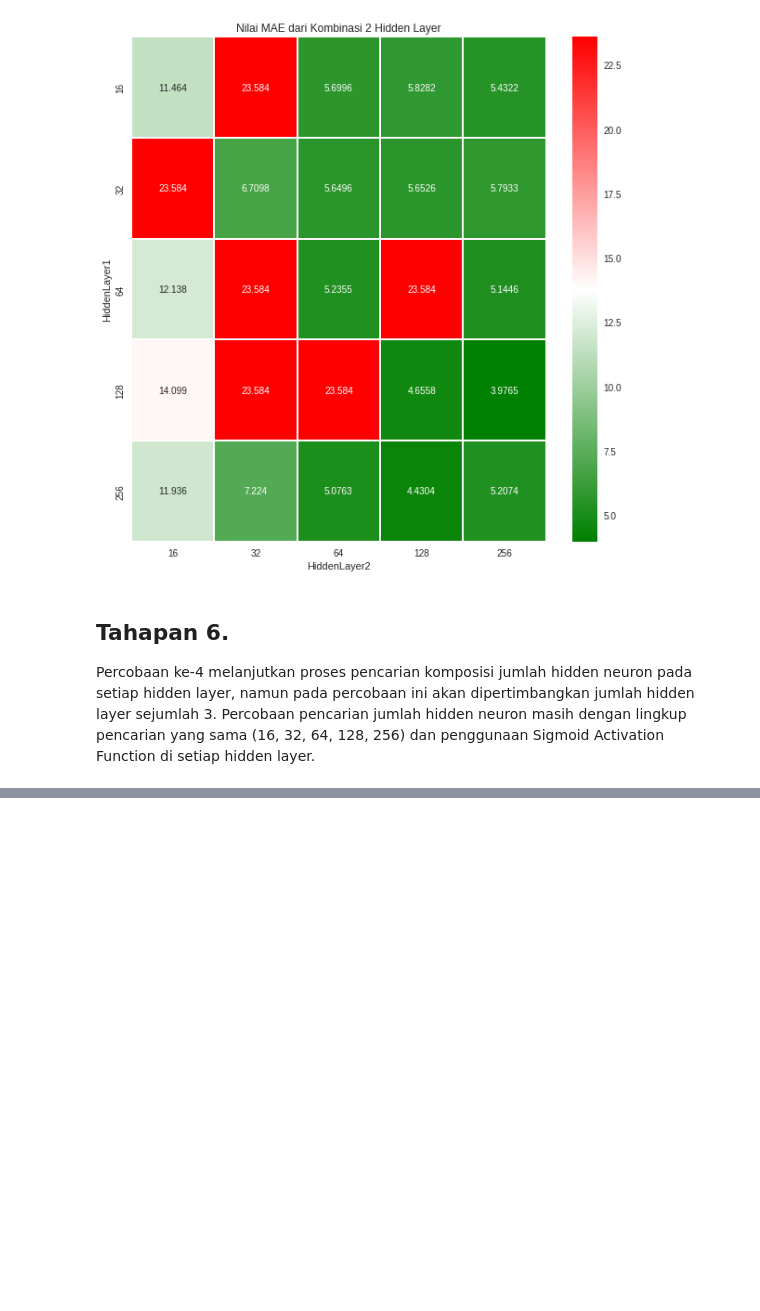
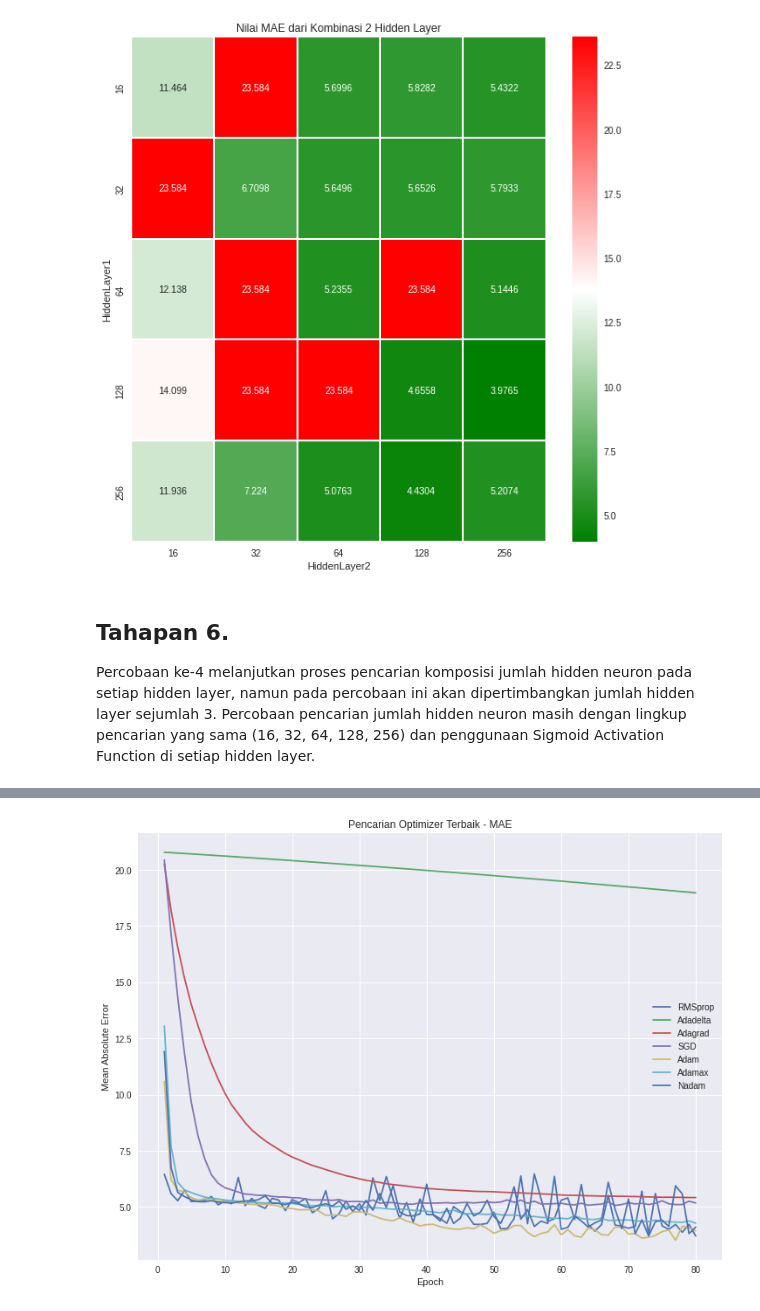
Before and after one commit to rehgend/EksplorasiHyperparameterCNN_NN, a Jupyter notebook: Tugas 1B - Regresi Boston Housing Price dengan ANN.ipynb, the cells around one changed output, grey strips where cells are left out. Saved outputs shown, nothing was run; the diff lists cells and outputs as text; code cells hidden in the pictures; blank space fills up the shorter version.

```diff
--- a/Tugas 1B - Regresi Boston Housing Price dengan ANN.ipynb
+++ b/Tugas 1B - Regresi Boston Housing Price dengan ANN.ipynb
@@ -255,0 +407,28 @@ Percobaan ke-4 melanjutkan proses pencarian komposisi jumlah hidden neuron pada
+# %%
+#Nilai Terbaik NumHiddenLayer = 2
+#Nilai Terbaik NumHiddenNeuronPerLayer = 128 dan 256
+#Nilai Terbaik ActivationFuncPerLayer = softsign dan tanh
+
+BATCH_SIZE = 50
+EPOCHS = 80
+NumHiddenLayer = 2
+NumHiddenNeuronPerLayer = [128, 256]
+ActivationFuncPerLayer = ['softsign', 'tanh', 'relu']
+history_optimizer_training = []
+
+opt = []
+opt.append(RMSprop(learning_rate=0.001))
+opt.append(Adadelta(learning_rate=0.001))
+opt.append(Adagrad(learning_rate=0.001))
+opt.append(SGD(learning_rate=0.001, momentum=0.5))
+opt.append(Adam(learning_rate=0.001))
+opt.append(Adamax(learning_rate=0.001))
+opt.append(Nadam(learning_rate=0.001))
+
+for idx in range(len(opt)) :
+  model_percobaan6 = build_ann_model(NumHiddenLayer, NumHiddenNeuronPerLayer, ActivationFuncPerLayer)
+  model_percobaan6.build((None, 13))
+  model_percobaan6.compile(optimizer=opt[idx], loss='mean_absolute_error', metrics=['mean_absolute_error'])
+  model_percobaan6.summary()
+  temp_training = model_percobaan6.fit(x_train, y_train, validation_data=(x_valid, y_valid), batch_size=BATCH_SIZE, epochs=EPOCHS)
+  history_optimizer_training.append(temp_training)
@@ -255,0 +453,17 @@ Percobaan ke-4 melanjutkan proses pencarian komposisi jumlah hidden neuron pada
+# %%
+# Visualisasi Hasil Pembentukan Model terhadap Kinerja pada Validation Data
+Label_Epochs = []
+for i in range(EPOCHS):
+  Label_Epochs.append(i+1)
+
+plt.rcParams['figure.figsize'] = (12.0, 9.0)
+for idx in range(len(opt)) :
+  plt.plot(Label_Epochs, history_optimizer_training[idx].history['val_mean_absolute_error'])
+plt.title('Pencarian Optimizer Terbaik - MAE')
+plt.ylabel('Mean Absolute Error')
+plt.xlabel('Epoch')
+plt.legend(['RMSprop', 'Adadelta', 'Adagrad', 'SGD', 'Adam', 'Adamax', 'Nadam'])
+plt.savefig('PencarianOptimizerTerbaik-MAE.jpg')
+plt.show()
+# %% [output]
+[figure, added]
```
Also changed, not shown: parts of 17 cells of this notebook.
